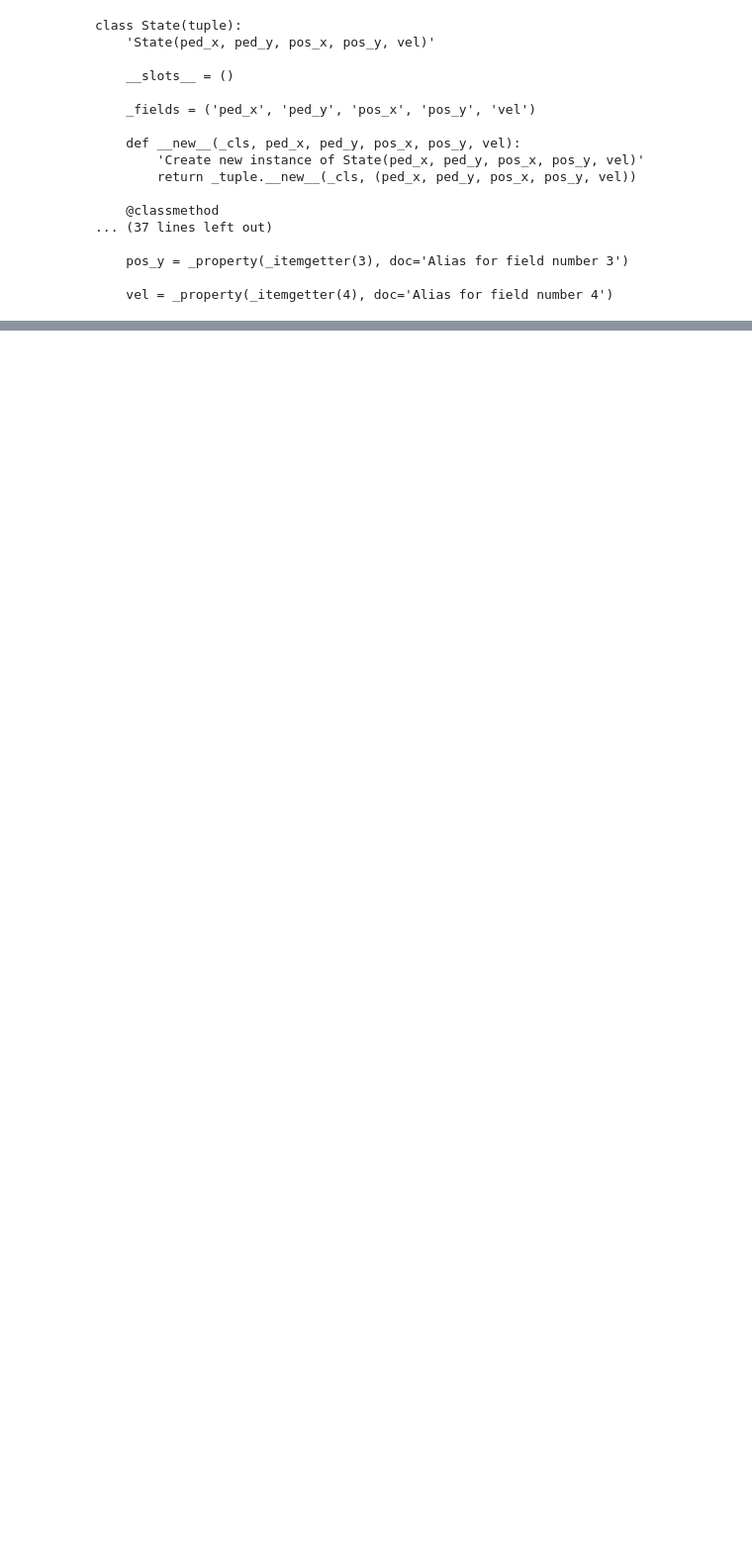
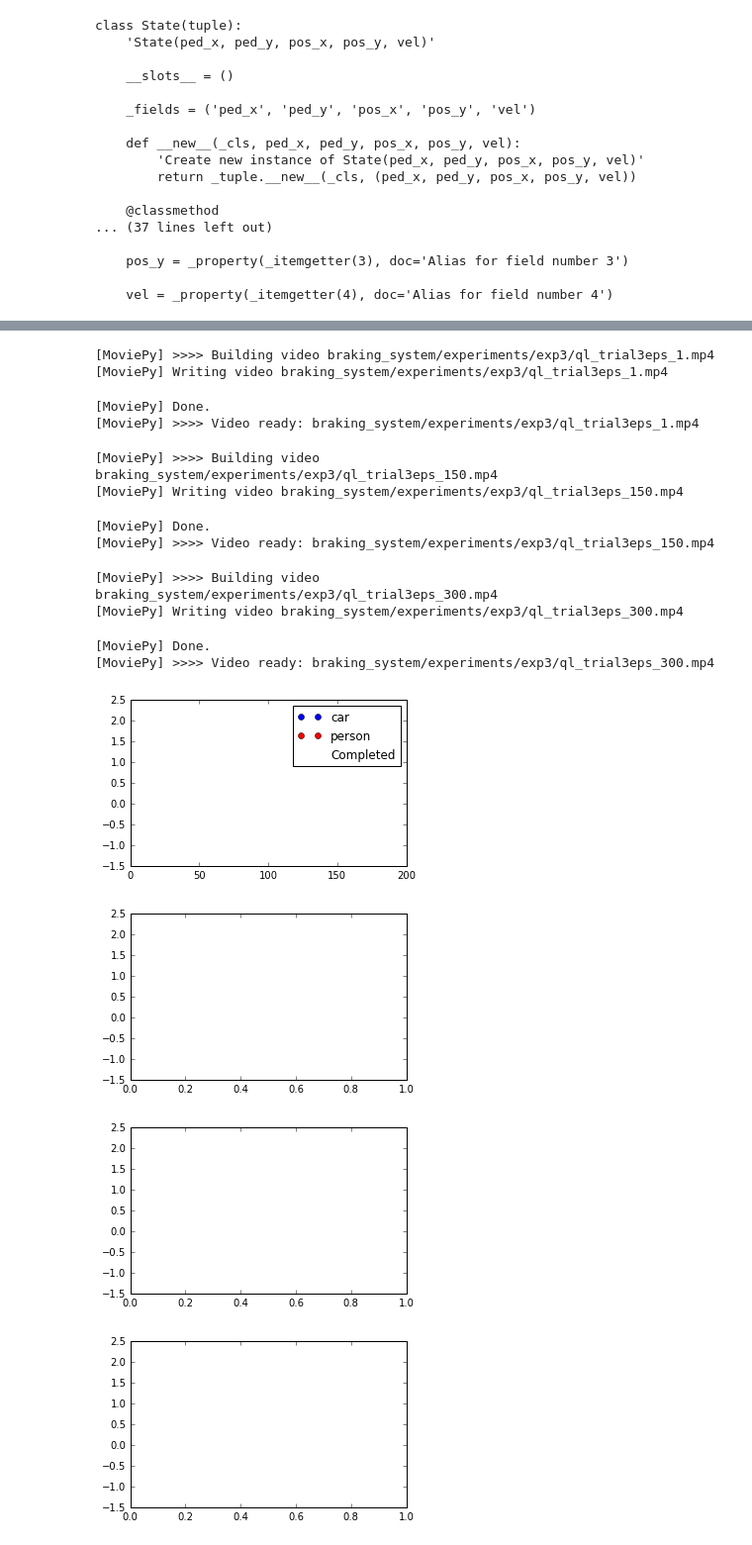
Before and after one commit to danielsamfdo/carSafetyStats, a Jupyter notebook: notebooks/Autonomous Braking System .ipynb, the cells around one changed output, grey strips where cells are left out. Shown: that part at 99% size. Saved outputs shown, nothing was run; the diff lists cells and outputs as text; code cells hidden in the pictures; blank space fills up the shorter version.

```diff
--- a/notebooks/Autonomous Braking System .ipynb
+++ b/notebooks/Autonomous Braking System .ipynb
@@ -152,24 +142,42 @@ get_graph(ag,epscount=300,fname='ql_exp3_2correct_graph.png')
 # %%
+fig_mpl, ax = plt.subplots(1,figsize=(5,3), facecolor='white')
 t = 0
 episode_id = 1
 ql = ag[8]
 def make_vid(fname):
     fig_mpl, ax = plt.subplots(1,figsize=(5,3), facecolor='white')
     xx = np.linspace(-1,140,200) # the x vector
     ax.set_ylim(-1.5,2.5)
 
     animation =mpy.VideoClip(make_frame_mpl, duration=len(ql.episodes_values[episode_id])/4.0+3)
     # animation.write_gif("sinc_mpl.gif", fps=20)
     animation.write_videofile(fname,fps=4)
-make_vid("braking_system/experiments/exp2/ql_trial3eps_1.mp4")
+make_vid("braking_system/experiments/exp3/ql_trial3eps_1.mp4")
 t = 0
 episode_id = 150
 ql = ag[8]
-make_vid("braking_system/experiments/exp2/ql_trial3eps_150.mp4")
+make_vid("braking_system/experiments/exp3/ql_trial3eps_150.mp4")
 t = 0
 episode_id = 300
 ql = ag[8]
-make_vid("braking_system/experiments/exp2/ql_trial3eps_300.mp4")
+make_vid("braking_system/experiments/exp3/ql_trial3eps_300.mp4")
+# %% [output]
+[MoviePy] >>>> Building video braking_system/experiments/exp3/ql_trial3eps_1.mp4
+[MoviePy] Writing video braking_system/experiments/exp3/ql_trial3eps_1.mp4
+[MoviePy] Done.
+[MoviePy] >>>> Video ready: braking_system/experiments/exp3/ql_trial3eps_1.mp4
+[MoviePy] >>>> Building video braking_system/experiments/exp3/ql_trial3eps_150.mp4
+[MoviePy] Writing video braking_system/experiments/exp3/ql_trial3eps_150.mp4
+[MoviePy] Done.
+[MoviePy] >>>> Video ready: braking_system/experiments/exp3/ql_trial3eps_150.mp4
+[MoviePy] >>>> Building video braking_system/experiments/exp3/ql_trial3eps_300.mp4
+[MoviePy] Writing video braking_system/experiments/exp3/ql_trial3eps_300.mp4
+[MoviePy] Done.
+[MoviePy] >>>> Video ready: braking_system/experiments/exp3/ql_trial3eps_300.mp4
+[figure, added]
+[figure, added]
+[figure, added]
+[figure, added]
 # %%
 def run_SARSA():
     for index, agent in enumerate(sag):
```
Also changed, not shown: parts of 7 cells of this notebook, 3 other files.
